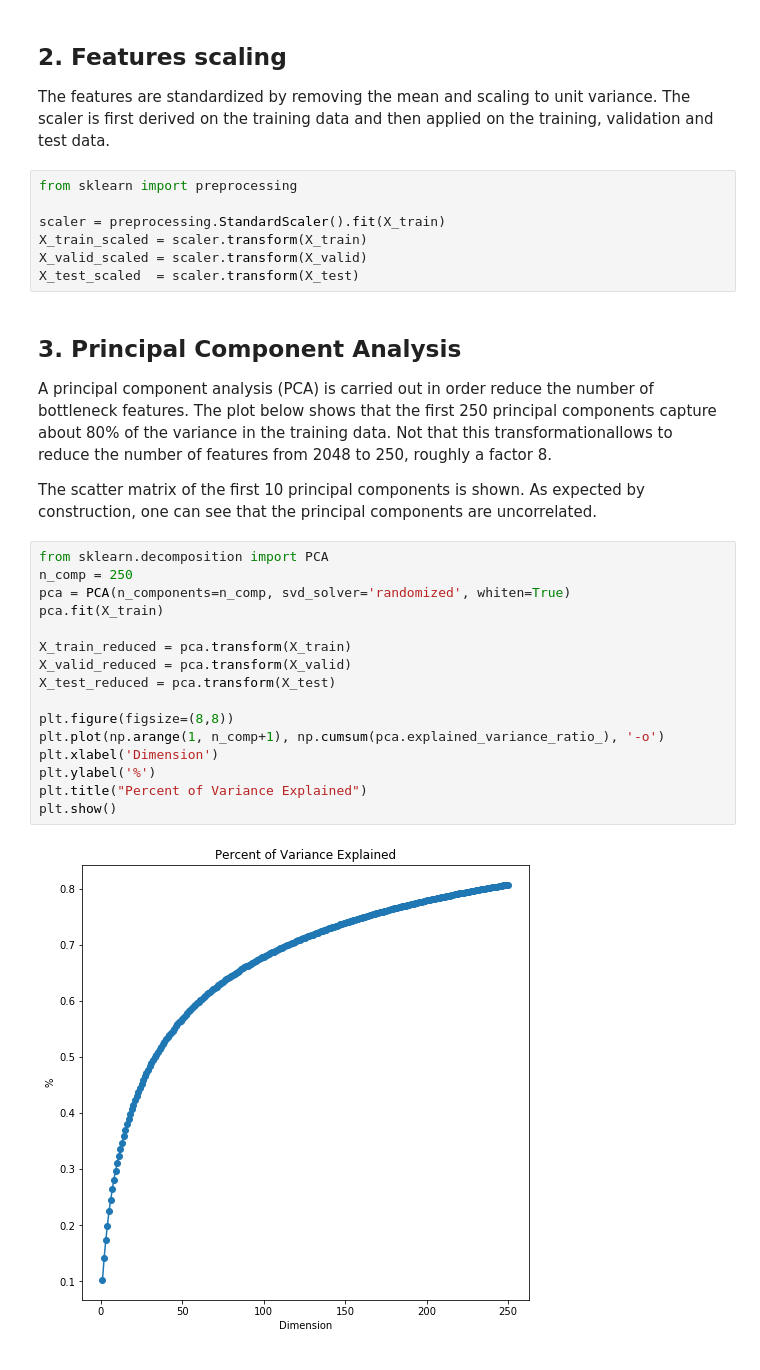
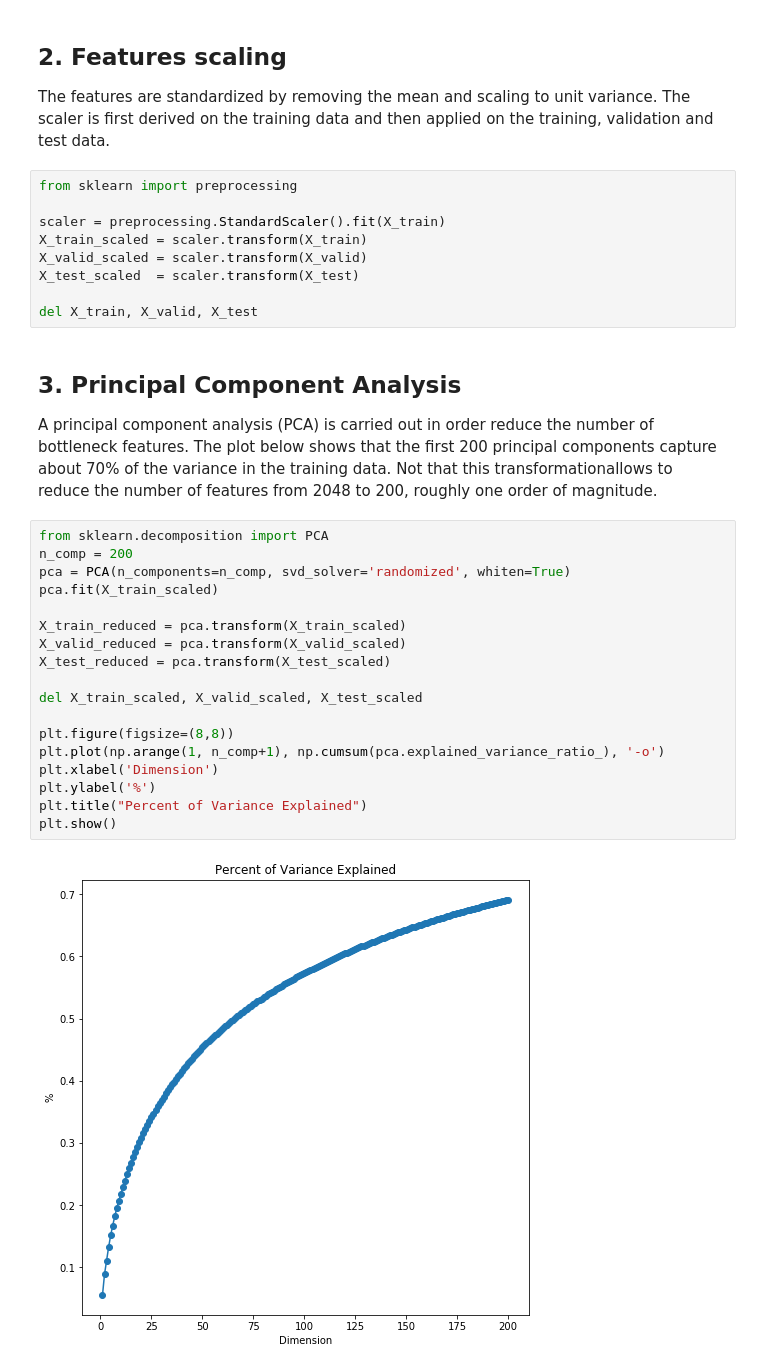
Before and after one commit to rouille/YelpKaggle, a Jupyter notebook: xgboost.ipynb, the cells around one changed output. Cells and saved outputs as stored; diff of their text form.

```diff
--- a/xgboost.ipynb
+++ b/xgboost.ipynb
@@ -37,27 +37,29 @@ scaler = preprocessing.StandardScaler().fit(X_train)
 X_train_scaled = scaler.transform(X_train)
 X_valid_scaled = scaler.transform(X_valid)
 X_test_scaled  = scaler.transform(X_test)
+
+del X_train, X_valid, X_test
 # %% [markdown]
 ## 3. Principal Component Analysis
 
-A principal component analysis (PCA) is carried out in order reduce the number of bottleneck features. The plot below shows that the first 250 principal components capture about 80% of the variance in the training data. Not that this transformationallows to reduce the number of features from 2048 to 250, roughly a factor 8.
-
-The scatter matrix of the first 10 principal components is shown. As expected by construction, one can see that the principal components are uncorrelated.
+A principal component analysis (PCA) is carried out in order reduce the number of bottleneck features. The plot below shows that the first 200 principal components capture about 70% of the variance in the training data. Not that this transformationallows to reduce the number of features from 2048 to 200, roughly one order of magnitude.
 # %%
 from sklearn.decomposition import PCA
-n_comp = 250
+n_comp = 200
 pca = PCA(n_components=n_comp, svd_solver='randomized', whiten=True)
-pca.fit(X_train)
+pca.fit(X_train_scaled)
 
-X_train_reduced = pca.transform(X_train)
-X_valid_reduced = pca.transform(X_valid)
-X_test_reduced = pca.transform(X_test)
+X_train_reduced = pca.transform(X_train_scaled)
+X_valid_reduced = pca.transform(X_valid_scaled)
+X_test_reduced = pca.transform(X_test_scaled)
+
+del X_train_scaled, X_valid_scaled, X_test_scaled
 
 plt.figure(figsize=(8,8))
 plt.plot(np.arange(1, n_comp+1), np.cumsum(pca.explained_variance_ratio_), '-o')
 plt.xlabel('Dimension')
 plt.ylabel('%')
 plt.title("Percent of Variance Explained")
 plt.show()
 # %% [output]
-[figure, old version]
+[figure, new version]
```
Also changed, not shown: parts of 11 cells of this notebook.
